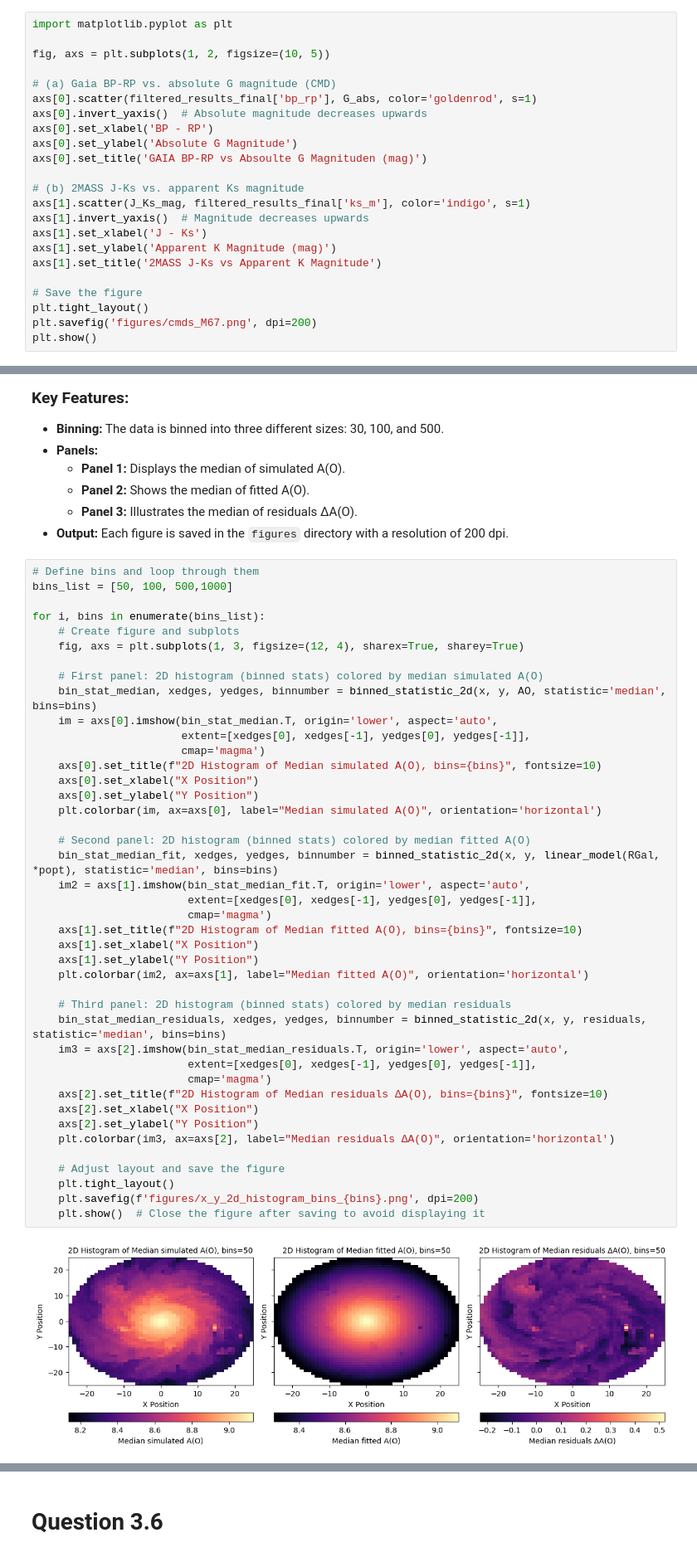
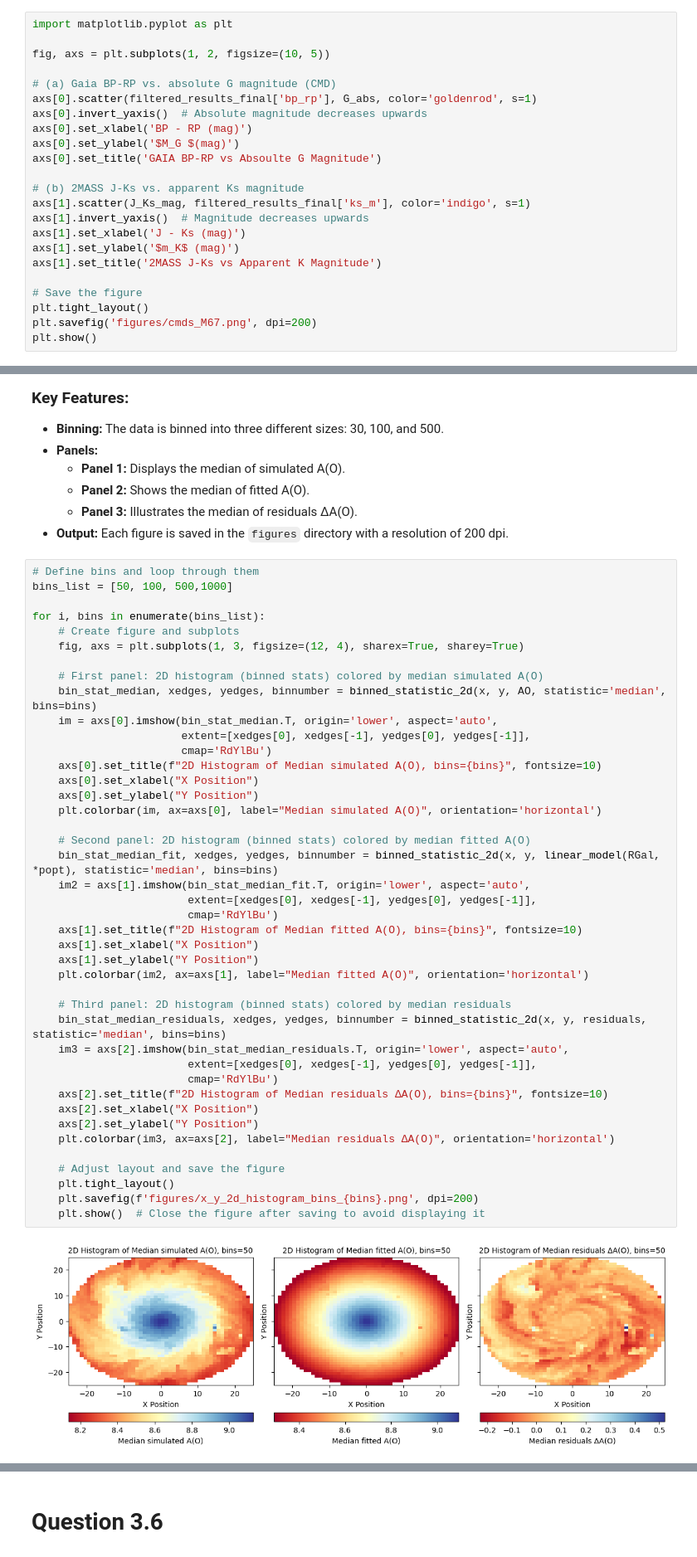
Before and after one commit to ishfahanirsyd/astronomical_computing, a Jupyter notebook: Code.ipynb, the cells around one changed output, grey strips where cells are left out. Shown at 83% size. Drawn from its saved outputs; the diff is of its cells as text.

```diff
--- a/Code.ipynb
+++ b/Code.ipynb
@@ -147,15 +147,15 @@ fig, axs = plt.subplots(1, 2, figsize=(10, 5))
 # (a) Gaia BP-RP vs. absolute G magnitude (CMD)
 axs[0].scatter(filtered_results_final['bp_rp'], G_abs, color='goldenrod', s=1)
 axs[0].invert_yaxis()  # Absolute magnitude decreases upwards
-axs[0].set_xlabel('BP - RP')
-axs[0].set_ylabel('Absolute G Magnitude')
-axs[0].set_title('GAIA BP-RP vs Absoulte G Magnituden (mag)')
+axs[0].set_xlabel('BP - RP (mag)')
+axs[0].set_ylabel('$M_G $(mag)')
+axs[0].set_title('GAIA BP-RP vs Absoulte G Magnitude')
 
 # (b) 2MASS J-Ks vs. apparent Ks magnitude
 axs[1].scatter(J_Ks_mag, filtered_results_final['ks_m'], color='indigo', s=1)
 axs[1].invert_yaxis()  # Magnitude decreases upwards
-axs[1].set_xlabel('J - Ks')
-axs[1].set_ylabel('Apparent K Magnitude (mag)')
+axs[1].set_xlabel('J - Ks (mag)')
+axs[1].set_ylabel('$m_K$ (mag)')
 axs[1].set_title('2MASS J-Ks vs Apparent K Magnitude')
 
 # Save the figure
@@ -398,35 +398,35 @@ for i, bins in enumerate(bins_list):
     bin_stat_median, xedges, yedges, binnumber = binned_statistic_2d(x, y, AO, statistic='median', bins=bins)
     im = axs[0].imshow(bin_stat_median.T, origin='lower', aspect='auto',
                        extent=[xedges[0], xedges[-1], yedges[0], yedges[-1]],
-                       cmap='magma')
+                       cmap='RdYlBu')
     axs[0].set_title(f"2D Histogram of Median simulated A(O), bins={bins}", fontsize=10)
     axs[0].set_xlabel("X Position")
     axs[0].set_ylabel("Y Position")
     plt.colorbar(im, ax=axs[0], label="Median simulated A(O)", orientation='horizontal')
 
     # Second panel: 2D histogram (binned stats) colored by median fitted A(O)
     bin_stat_median_fit, xedges, yedges, binnumber = binned_statistic_2d(x, y, linear_model(RGal, *popt), statistic='median', bins=bins)
     im2 = axs[1].imshow(bin_stat_median_fit.T, origin='lower', aspect='auto',
                         extent=[xedges[0], xedges[-1], yedges[0], yedges[-1]],
-                        cmap='magma')
+                        cmap='RdYlBu')
     axs[1].set_title(f"2D Histogram of Median fitted A(O), bins={bins}", fontsize=10)
     axs[1].set_xlabel("X Position")
     axs[1].set_ylabel("Y Position")
     plt.colorbar(im2, ax=axs[1], label="Median fitted A(O)", orientation='horizontal')
 
     # Third panel: 2D histogram (binned stats) colored by median residuals
     bin_stat_median_residuals, xedges, yedges, binnumber = binned_statistic_2d(x, y, residuals, statistic='median', bins=bins)
     im3 = axs[2].imshow(bin_stat_median_residuals.T, origin='lower', aspect='auto',
                         extent=[xedges[0], xedges[-1], yedges[0], yedges[-1]],
-                        cmap='magma')
+                        cmap='RdYlBu')
     axs[2].set_title(f"2D Histogram of Median residuals ∆A(O), bins={bins}", fontsize=10)
     axs[2].set_xlabel("X Position")
     axs[2].set_ylabel("Y Position")
     plt.colorbar(im3, ax=axs[2], label="Median residuals ∆A(O)", orientation='horizontal')
 
     # Adjust layout and save the figure
     plt.tight_layout()
     plt.savefig(f'figures/x_y_2d_histogram_bins_{bins}.png', dpi=200)
     plt.show()  # Close the figure after saving to avoid displaying it
 # %% [output]
-[figure, old version]
+[figure, new version]
```
Also changed, not shown: parts of 5 cells of this notebook, 5 other files.
